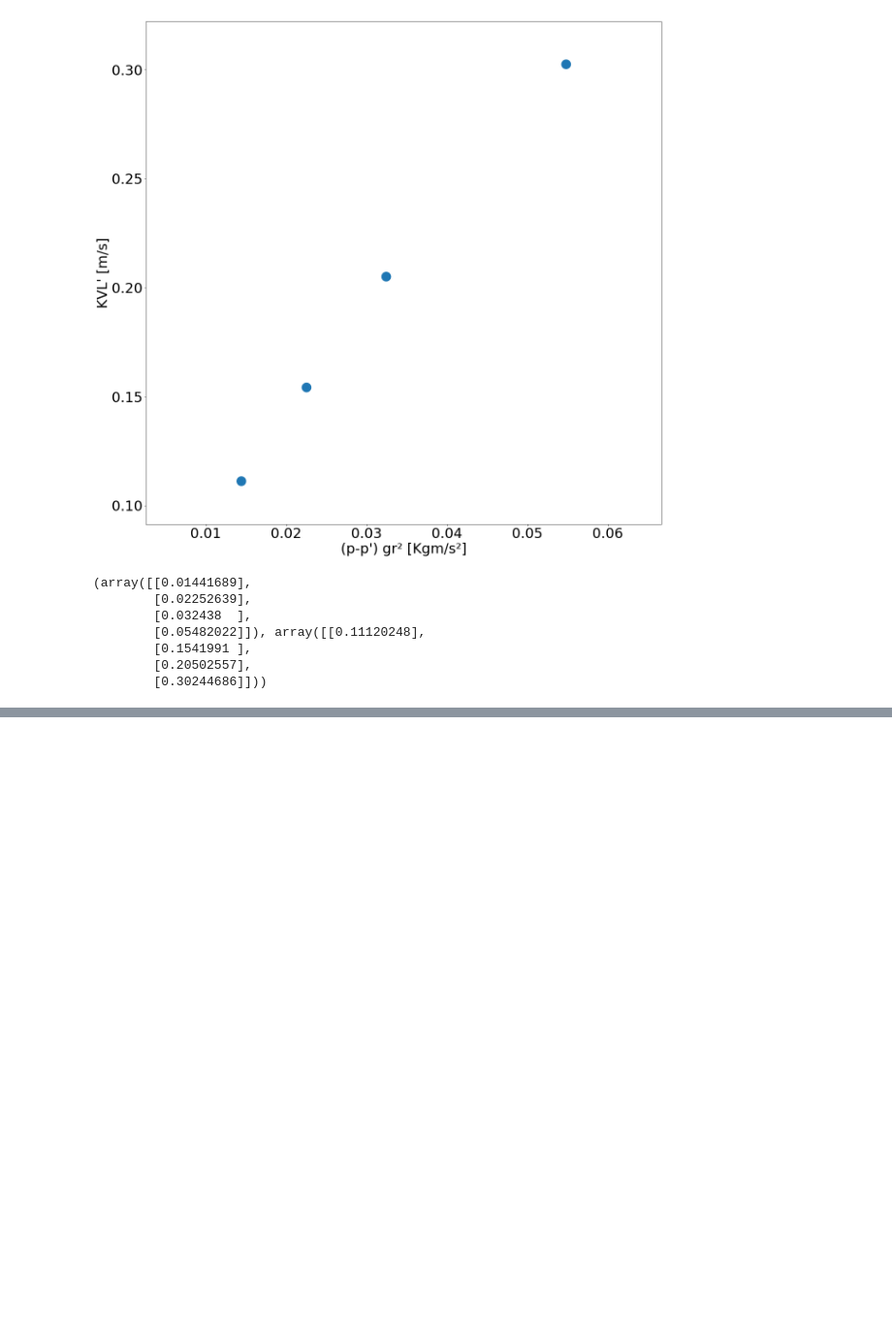
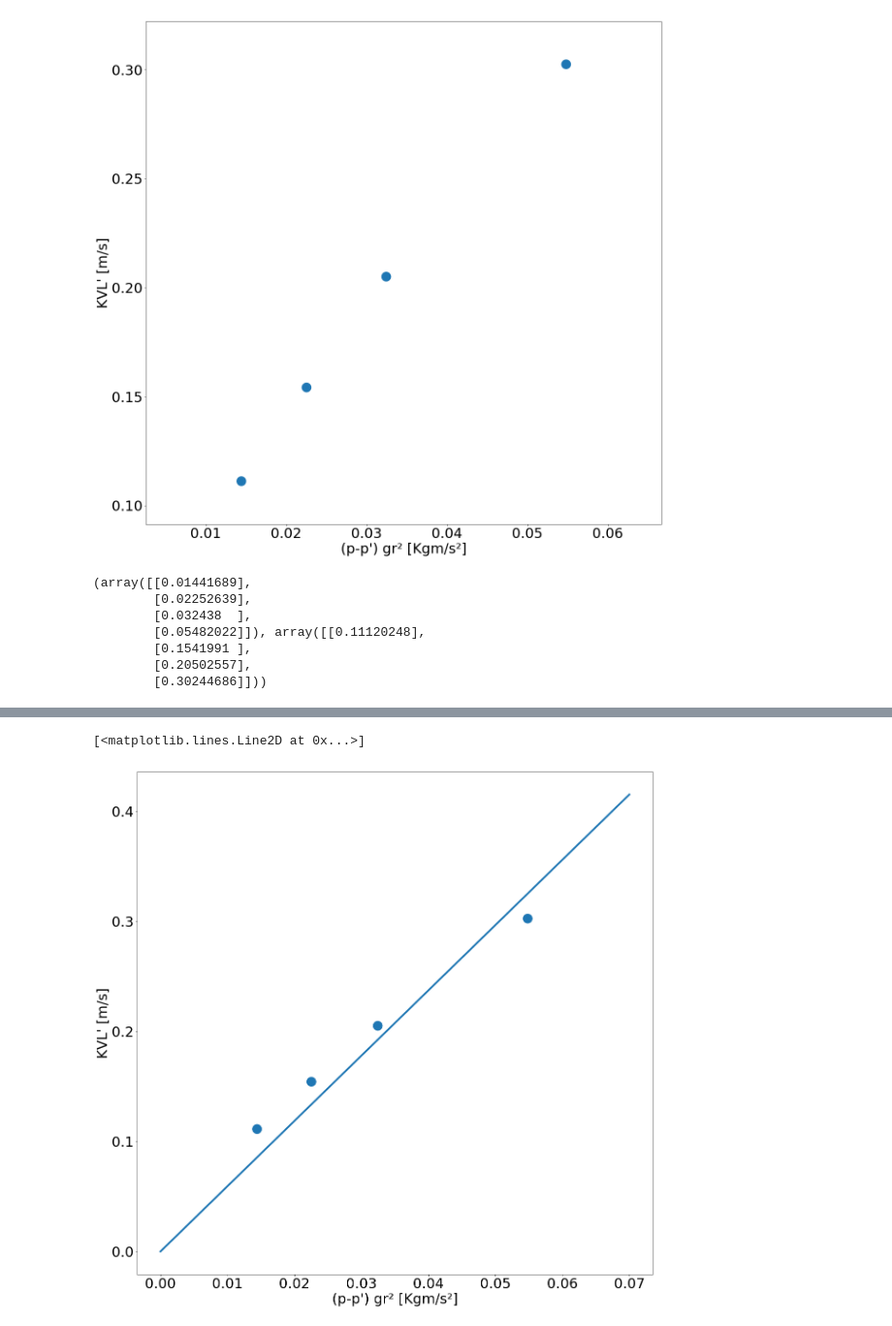
Before and after one commit to tiagodalloca/f229, a Jupyter notebook: experimento 4/exp4_notebook.ipynb, the cells around one changed output, grey strips where cells are left out. Shown at 97% size. Drawn from its saved outputs; the diff is of its cells as text; code cells hidden in the pictures; blank space fills up the shorter version.

```diff
--- a/experimento 4/exp4_notebook.ipynb
+++ b/experimento 4/exp4_notebook.ipynb
@@ -262,6 +232,18 @@ Covariance Type:            nonrobust
 
 Warnings:
 [1] Standard Errors assume that the covariance matrix of the errors is correctly specified.
+# %%
+a = ols_result.params
+ua = ols_result.HC1_se
+
+testx = np.linspace(0,0.07, 10).reshape(10, -1)
+plt.xlabel('(p-p\') gr² [Kgm/s²]')
+plt.ylabel('KVL\' [m/s]')
+plt.scatter(xv,yv, s=[400]*4)
+plt.plot(testx, testx*a)
+# %% [output]
+[<matplotlib.lines.Line2D at 0x...>]
+[figure, added]
 # %%
 plt.xlabel('(p-p\') gr² [Kgm/s²]')
 plt.ylabel('KVL\' [m/s]')
```
Also changed, not shown: parts of 10 cells of this notebook.
